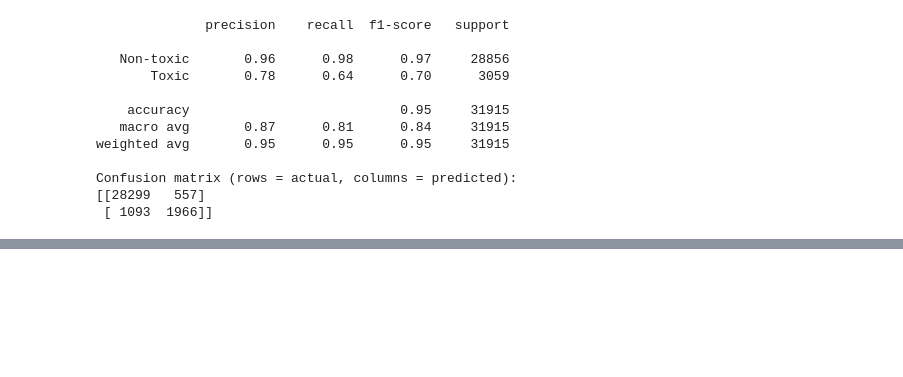
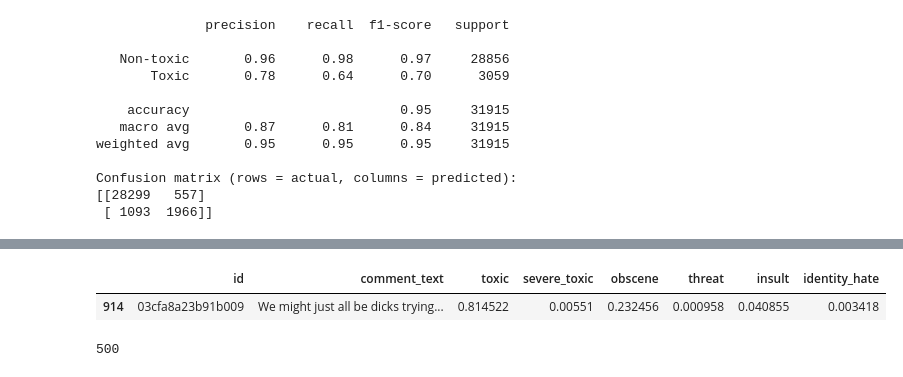
Before and after one commit to Zachr321/Data-Analysis-Project, a Jupyter notebook: Notebook.ipynb, the cells around one changed output, grey strips where cells are left out. Cells and saved outputs as stored; diff of their text form; code cells hidden in the pictures; blank space fills up the shorter version.

```diff
--- a/Notebook.ipynb
+++ b/Notebook.ipynb
@@ -119,0 +142,32 @@ Confusion matrix (rows = actual, columns = predicted):
+# %%
+import pandas as pd
+
+# Choisis le fichier de prédictions à consulter
+#predictions = pd.read_csv("preds/bert_test.csv")
+# Pour le modèle TF-IDF, utilise plutôt :
+predictions = pd.read_csv("preds/tfidf_lr_test.csv")
+
+comments = pd.read_csv("out/test_clean.csv")
+
+# Associer chaque prédiction à son commentaire d'origine
+result = predictions.merge(
+    comments[["id", "comment_text"]],
+    on="id",
+    how="left"
+)
+
+# Remplace cette valeur par l'id que tu veux retrouver
+comment_id = "03cfa8a23b91b009"
+
+result.loc[
+    result["id"] == comment_id,
+    ["id", "comment_text", "toxic", "severe_toxic", "obscene", "threat", "insult", "identity_hate"]
+]
+# %% [output]
+|  | id | comment_text | toxic | severe_toxic | obscene | threat | insult | identity_hate |
+| 914 | 03cfa8a23b91b009 | We might just all be dicks trying... | 0.814522 | 0.00551 | 0.232456 | 0.000958 | 0.040855 | 0.003418 |
+# %%
+import pandas as pd
+pd.read_csv("preds/bert_val.csv").shape[0]
+# %% [output]
+500
```
Also changed, not shown: parts of 1 cell of this notebook, 17 other files.
